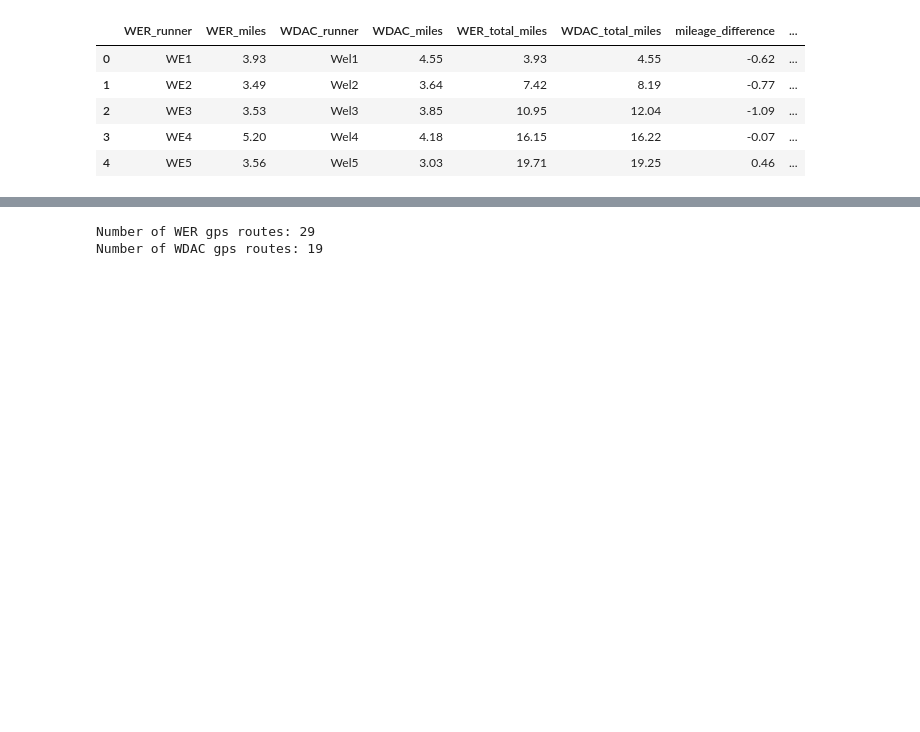
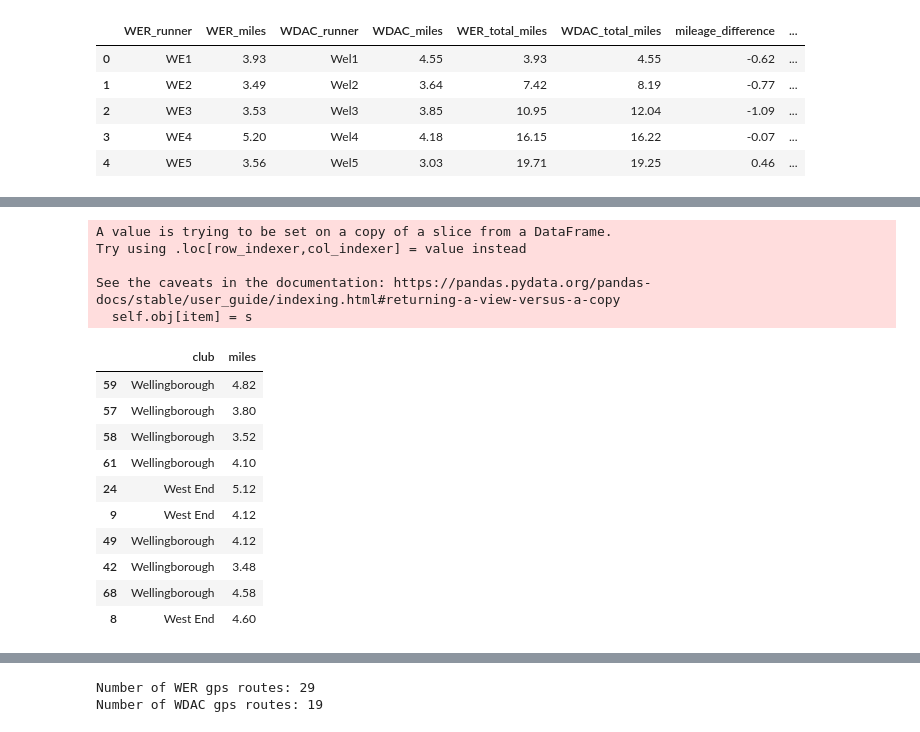
Before and after one commit to tamelamaciel/virtual_running_relays, a Jupyter notebook: virtual_running_relays_WERvsWell_9May2020.ipynb, the cells around one changed output, grey strips where cells are left out. Saved outputs shown, nothing was run; the diff lists cells and outputs as text; code cells hidden in the pictures; blank space fills up the shorter version.

```diff
--- a/virtual_running_relays_WERvsWell_9May2020.ipynb
+++ b/virtual_running_relays_WERvsWell_9May2020.ipynb
@@ -224,22 +238,42 @@ Let's look at the variation within the two clubs with a boxplot.
 First we need to reshape the data a bit. We'll create a new dataframe that has one column for miles and one column for club:
 # %%
 #west end club df
-df_we=df[['time','west_end_runner','wer_miles']] #create a new dataframe with just time, club and miles
-df_we.columns= ['time','club','miles'] #rename columns to be more generic
+df_we=df[['WER_runner','WER_miles']] #create a new dataframe with just club and miles
+df_we.columns= ['club','miles'] #rename columns to be more generic
 df_we.loc[:,'club']='West End' #assign 'West End' to all values for club
 
-#wigston phoenix club df
-df_wp=df[['time','wigston_phoenix_runner','wp_miles']] #create a new dataframe with just time, club and miles
-df_wp.columns= ['time','club','miles'] #rename columns to be more generic
-df_wp.loc[:,'club']='Wigston Phoenix' #assign 'Wigston Phoenix' to all values for club
+#rival club df
+df_bteam=df[[bteam+'_runner',bteam+'_miles']] #create a new dataframe with just club and miles
+df_bteam.columns= ['club','miles'] #rename columns to be more generic
+if bteam=='WP':
+    df_bteam.loc[:,'club']='Wigston Phoenix'
+elif bteam=='WDAC':
+    df_bteam.loc[:,'club']='Wellingborough'
 
 #concat the two club dataframes into one
-df_merge=pd.concat([df_we,df_wp], ignore_index=True)
+df_merge=pd.concat([df_we,df_bteam], ignore_index=True)
 
 #sort by time
-df_merge.sort_values(by=['time'],ignore_index=True,inplace=True)
+#df_merge.sort_values(by=['time'],ignore_index=True,inplace=True)
 
-df_merge.head(10)
+df_merge.sample(10)
+# %% [output]
+A value is trying to be set on a copy of a slice from a DataFrame.
+Try using .loc[row_indexer,col_indexer] = value instead
+
+See the caveats in the documentation: https://pandas.pydata.org/pandas-docs/stable/user_guide/indexing.html#returning-a-view-versus-a-copy
+  self.obj[item] = s
+|  | club | miles |
+| 59 | Wellingborough | 4.82 |
+| 57 | Wellingborough | 3.80 |
+| 58 | Wellingborough | 3.52 |
+| 61 | Wellingborough | 4.10 |
+| 24 | West End | 5.12 |
+| 9 | West End | 4.12 |
+| 49 | Wellingborough | 4.12 |
+| 42 | Wellingborough | 3.48 |
+| 68 | Wellingborough | 4.58 |
+| 8 | West End | 4.60 |
 # %%
 # Draw a boxplot to variation between the two clubs runner mileage
 plt.figure(figsize=(11,7))
```
Also changed, not shown: parts of 27 cells of this notebook, 59 other files.
